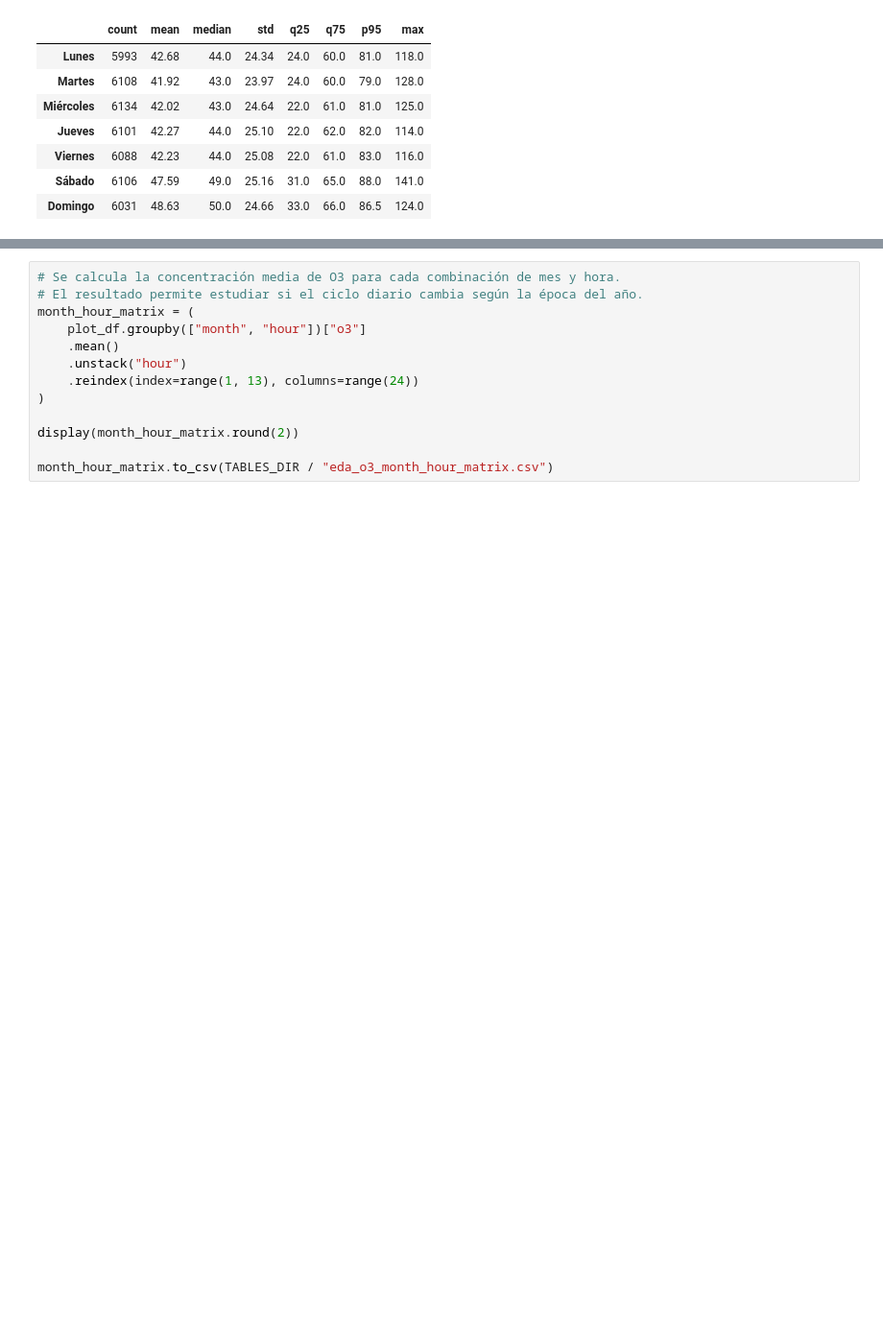
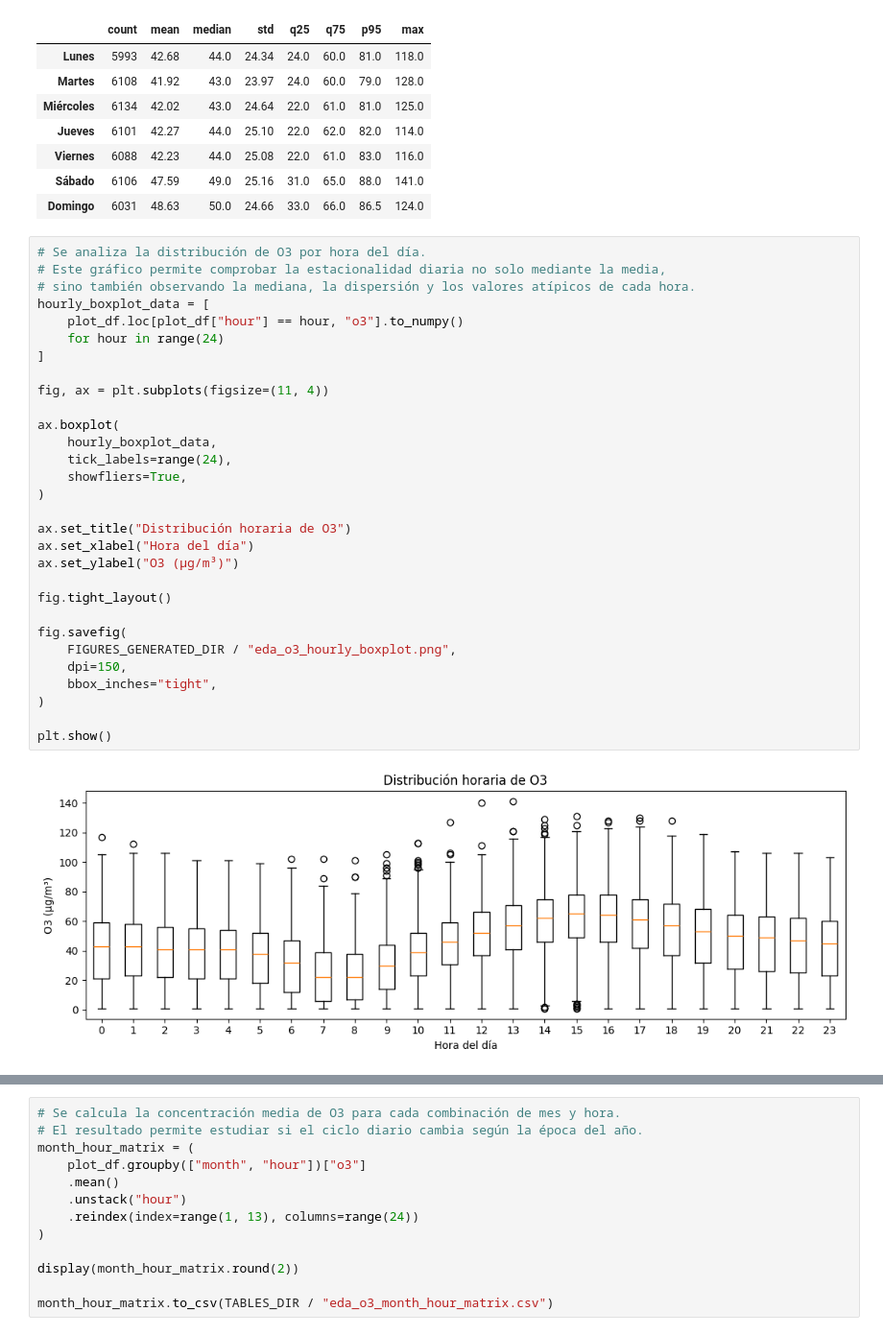
Before and after one commit to hipenation2142/trabajo, a Jupyter notebook: notebooks/01_eda_o3.ipynb, the cells around one changed output, grey strips where cells are left out. Shown at 96% size. Saved outputs shown, nothing was run; the diff lists cells and outputs as text; blank space fills up the shorter version.

```diff
--- a/notebooks/01_eda_o3.ipynb
+++ b/notebooks/01_eda_o3.ipynb
@@ -773,3 +773,35 @@ weekday_distribution_summary.to_csv(
 | Viernes | 6088 | 42.23 | 44.0 | 25.08 | 22.0 | 61.0 | 83.0 | 116.0 |
 | Sábado | 6106 | 47.59 | 49.0 | 25.16 | 31.0 | 65.0 | 88.0 | 141.0 |
 | Domingo | 6031 | 48.63 | 50.0 | 24.66 | 33.0 | 66.0 | 86.5 | 124.0 |
+# %%
+# Se analiza la distribución de O3 por hora del día.
+# Este gráfico permite comprobar la estacionalidad diaria no solo mediante la media,
+# sino también observando la mediana, la dispersión y los valores atípicos de cada hora.
+hourly_boxplot_data = [
+    plot_df.loc[plot_df["hour"] == hour, "o3"].to_numpy()
+    for hour in range(24)
+]
+
+fig, ax = plt.subplots(figsize=(11, 4))
+
+ax.boxplot(
+    hourly_boxplot_data,
+    tick_labels=range(24),
+    showfliers=True,
+)
+
+ax.set_title("Distribución horaria de O3")
+ax.set_xlabel("Hora del día")
+ax.set_ylabel("O3 (µg/m³)")
+
+fig.tight_layout()
+
+fig.savefig(
+    FIGURES_GENERATED_DIR / "eda_o3_hourly_boxplot.png",
+    dpi=150,
+    bbox_inches="tight",
+)
+
+plt.show()
+# %% [output]
+[figure, added]
```
Also changed, not shown: parts of 1 cell of this notebook.
